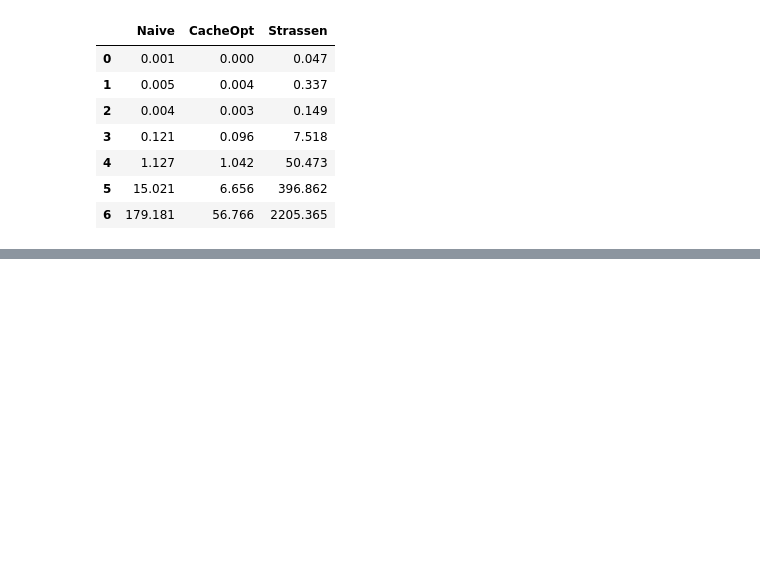
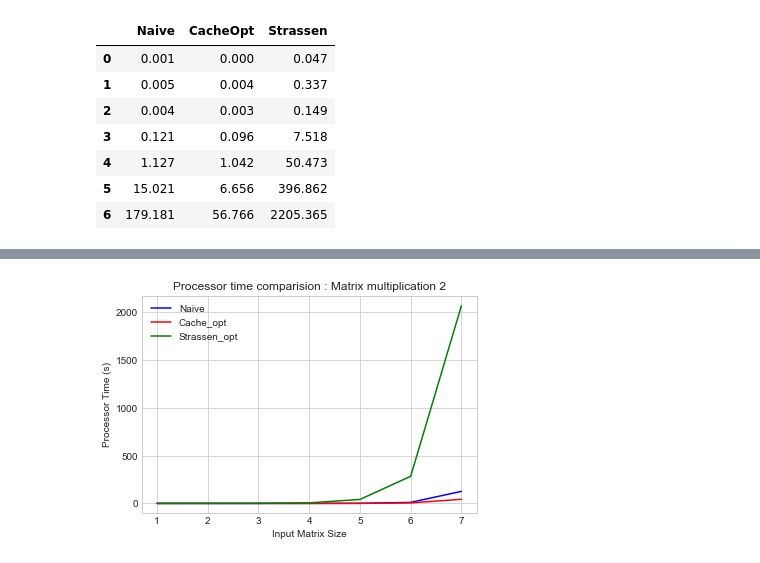
Before and after one commit to sn2606/SciComp, a Jupyter notebook: Results/data_viz.ipynb, the cells around one changed output, grey strips where cells are left out. Saved outputs shown, nothing was run; the diff lists cells and outputs as text; code cells hidden in the pictures; blank space fills up the shorter version.

```diff
--- a/Results/data_viz.ipynb
+++ b/Results/data_viz.ipynb
@@ -112 +120,4 @@ plt.legend()
 [figure]
+# %%
+inp4 = pd.read_csv("mul_op_ncs_2.csv")
+inp4
@@ -112,0 +133,24 @@ plt.legend()
+# %%
+fig4 = plt.figure()
+ax4  = plt.axes()
+
+#ax = fig.add_axes([20, 1010, 0, 7])
+
+ax4.set_title("Processor time comparision : Matrix multiplication 2")
+ax4.set_xlabel("Input Matrix Size")
+ax4.set_ylabel("Processor Time (s)")
+
+x4 = np.arange(1, 8)
+y14 = inp4['Naive']
+y24 = inp4['CacheOpt']
+y34 = inp4['StrassenOpt']
+
+ax4.plot(x4, y14, color = 'b', label = 'Naive')
+ax4.plot(x4, y24, color = 'r', label = 'Cache_opt')
+ax4.plot(x4, y34, color = 'g', label = 'Strassen_opt')
+
+plt.legend()
+
+plt.savefig("C:\\Users\\S K Nayak\\Documents\\CSE2003 Project\\DSA project\\mat_mul_ncs_op_2.png", format = 'png')
+# %% [output]
+[figure, added]
```
Also changed, not shown: parts of 9 cells of this notebook, 2 other files.
